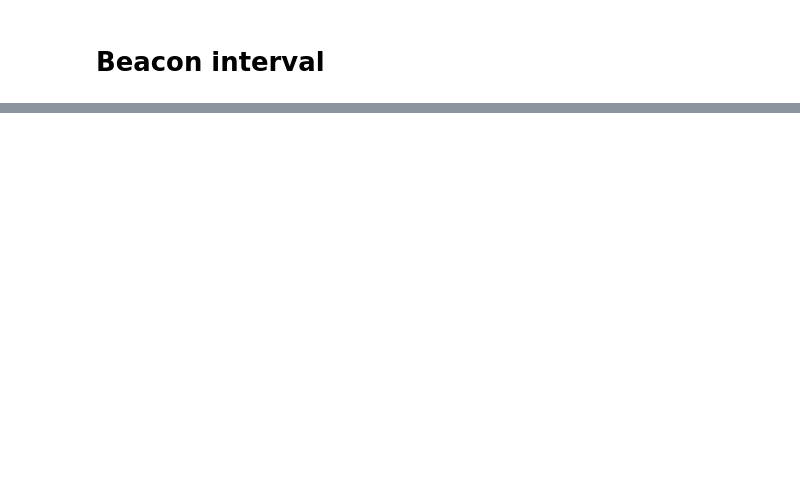
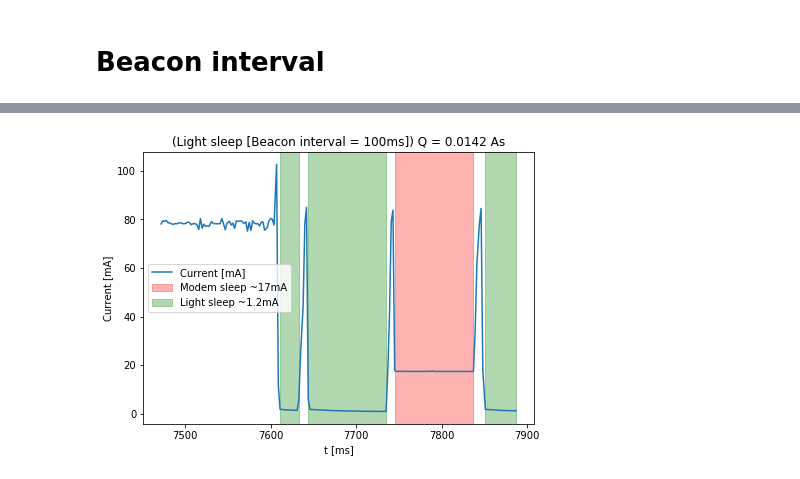
Before and after one commit to widmannthomas/dibse_integratives_gesamt_projekt, a Jupyter notebook: current_sensor/sleep_modes/sleep_modes.ipynb, the cells around one changed output, grey strips where cells are left out. Saved outputs shown, nothing was run; the diff lists cells and outputs as text; code cells hidden in the pictures; blank space fills up the shorter version.

```diff
--- a/current_sensor/sleep_modes/sleep_modes.ipynb
+++ b/current_sensor/sleep_modes/sleep_modes.ipynb
@@ -53,0 +57,3 @@ plt.show()
+# %%
+df_light_sleep = pd.read_csv("light_sleep.csv", sep=" ", names=["time_ms", "current_mA"])
+df_light_sleep.describe()
@@ -53,0 +70,14 @@ plt.show()
+# %%
+df_light_sleep_short = df_light_sleep[3600:3800]
+plt.title("(Light sleep [Beacon interval = 100ms]) " + calc_load_coulomb_str(df_light_sleep_short))
+plt.xlabel("t [ms]")
+plt.ylabel("Current [mA]")
+plt.plot(df_light_sleep_short.time_ms[:, None], df_light_sleep_short.current_mA[:, None], label="Current [mA]")
+plt.axvspan(7745, 7837, color='red', alpha=0.3, label="Modem sleep ~17mA")
+plt.axvspan(7611, 7633, color='green', alpha=0.3, label="Light sleep ~1.2mA")
+plt.axvspan(7644, 7735, color='green', alpha=0.3)
+plt.axvspan(7851, 7887, color='green', alpha=0.3)
+plt.legend()
+plt.show()
+# %% [output]
+[figure, added]
```
Also changed, not shown: parts of 8 cells of this notebook, 15 other files.
